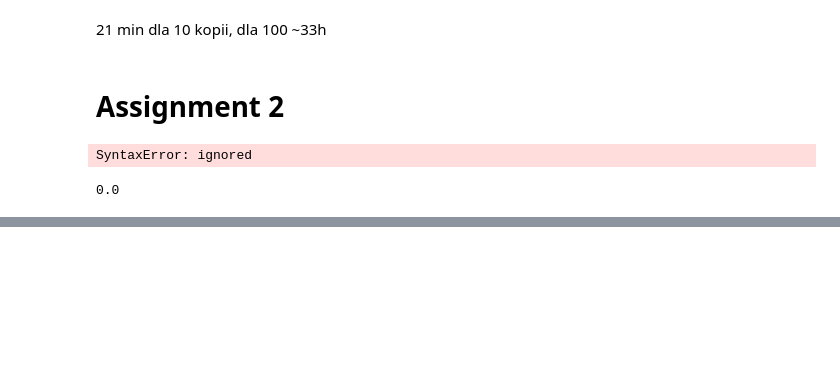
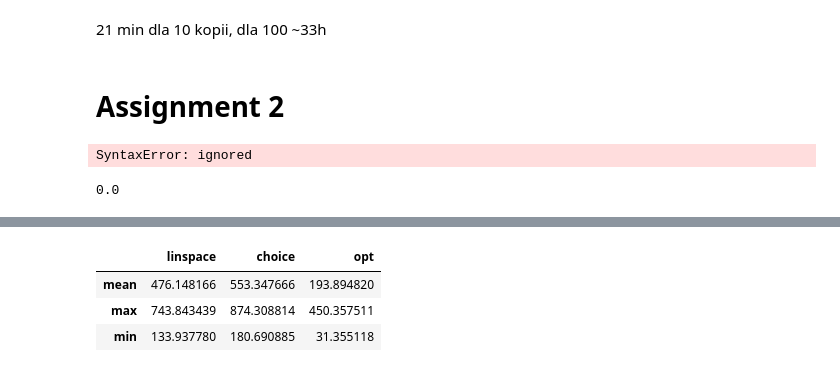
Before and after one commit to AdrianUrbanski/ADM, a Jupyter notebook: lista2.ipynb, the cells around one changed output, grey strips where cells are left out. Cells and saved outputs as stored; diff of their text form; code cells hidden in the pictures; blank space fills up the shorter version.

```diff
--- a/lista2.ipynb
+++ b/lista2.ipynb
@@ -232,0 +295,25 @@ Wall time: 13.1 s
+# %%
+results = []
+for it in range(10):
+    s = generate_time_series(len=1000)
+    t = generate_time_series(len=1000)
+    matches_linspace = dynamic_time_warping_improved(s, t, rand='linspace')
+    dist_linspace = calculate_distance(s, t, matches_linspace)
+    matches_choice = dynamic_time_warping_improved(s, t, rand='choice')
+    dist_choice = calculate_distance(s, t, matches_choice)
+    matches_opt = dynamic_time_warping(s, t)
+    dist_opt = calculate_distance(s, t, matches_opt)
+    results.append({
+        'iter': it,
+        'linspace': dist_linspace,
+        'choice': dist_choice,
+        'opt': dist_opt,
+    })
+# %%
+results_df = pd.DataFrame(results)
+results_df[['linspace', 'choice', 'opt']].agg(['mean', 'max', 'min'])
+# %% [output]
+|  | linspace | choice | opt |
+| mean | 476.148166 | 553.347666 | 193.894820 |
+| max | 743.843439 | 874.308814 | 450.357511 |
+| min | 133.937780 | 180.690885 | 31.355118 |
```
Also changed, not shown: parts of 7 cells of this notebook.
